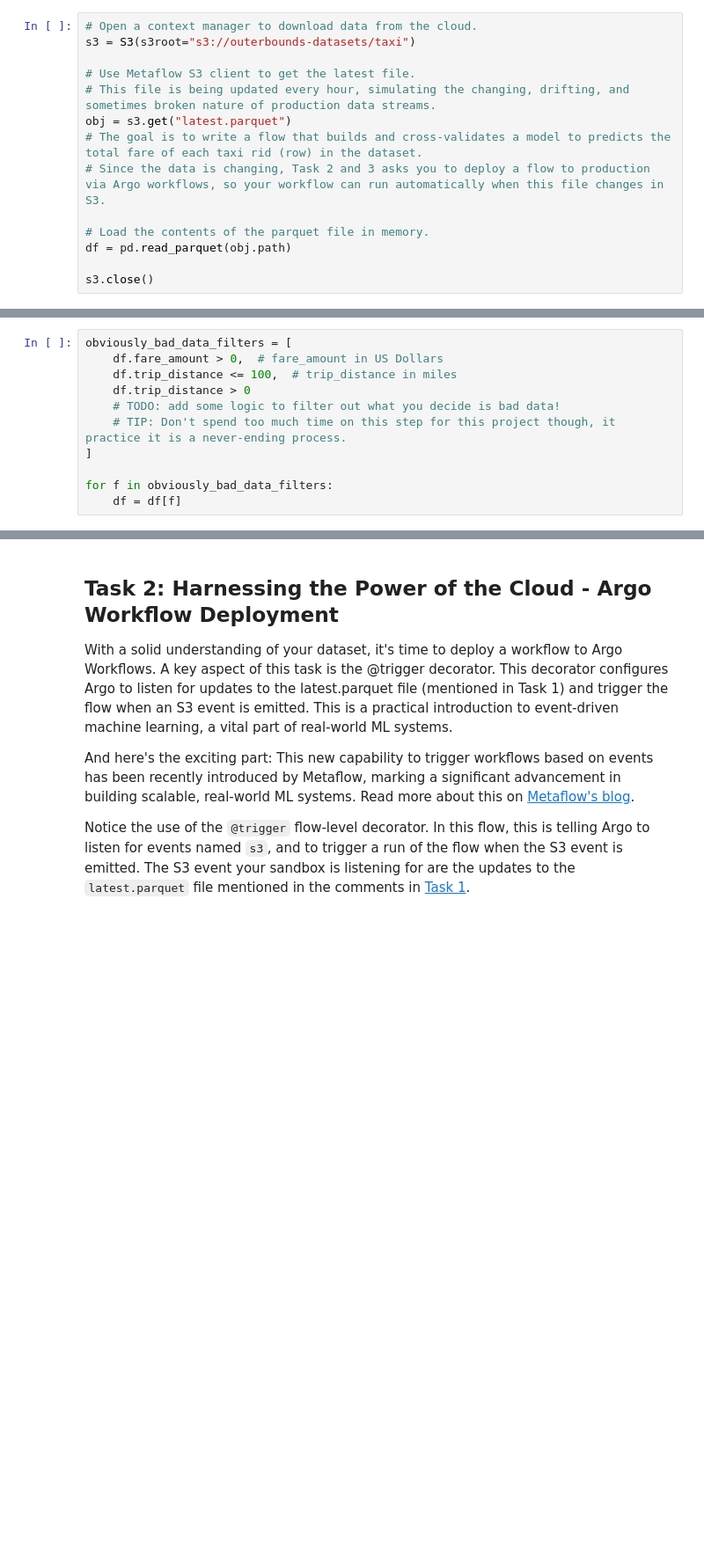
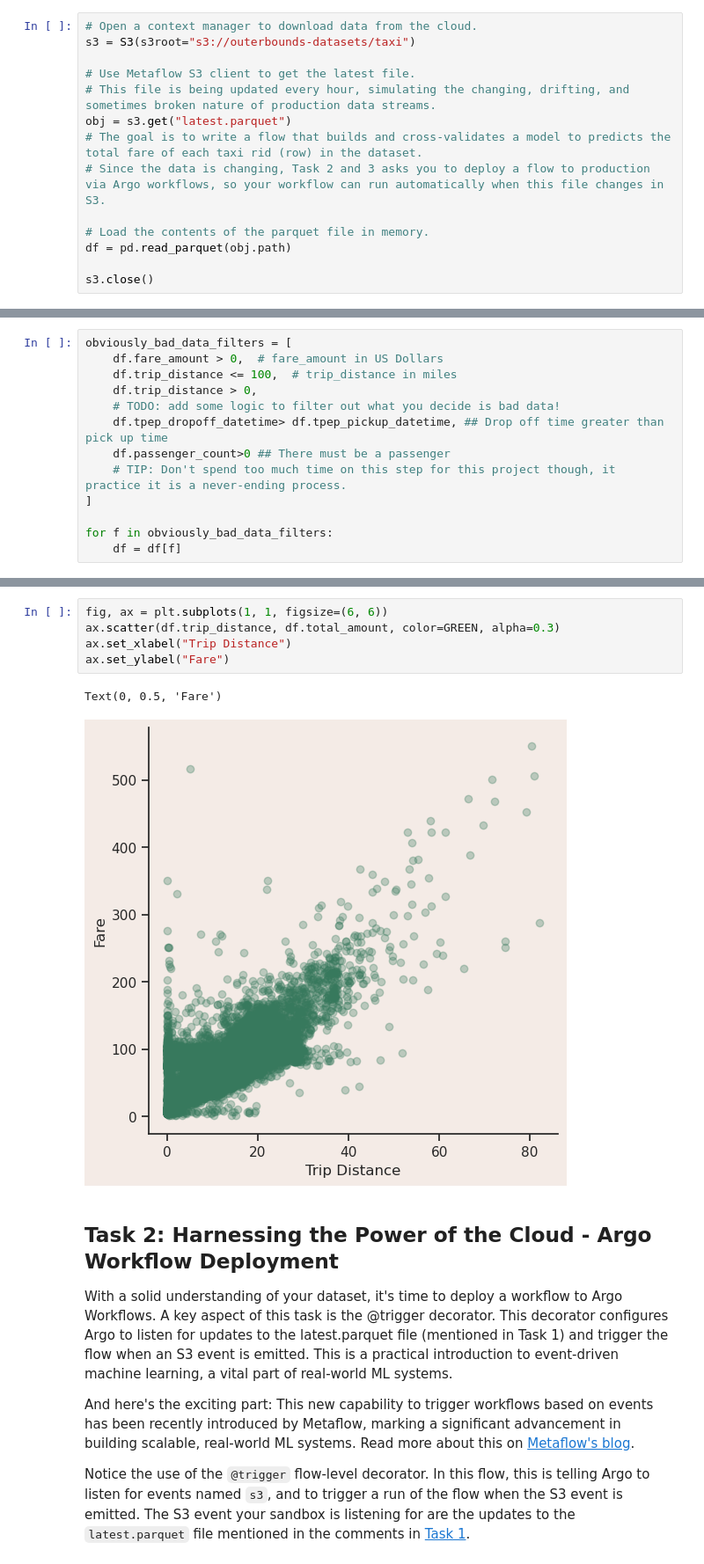
Before and after one commit to ayush49/full-stack-ml-metaflow-corise-week-3, a Jupyter notebook: project/template.ipynb, the cells around one changed output, grey strips where cells are left out. Shown: that part at 88% size. Cells and saved outputs as stored; diff of their text form; blank space fills up the shorter version.

```diff
--- a/project/template.ipynb
+++ b/project/template.ipynb
@@ -58,8 +100,10 @@ df.describe()
 obviously_bad_data_filters = [
     df.fare_amount > 0,  # fare_amount in US Dollars
     df.trip_distance <= 100,  # trip_distance in miles
-    df.trip_distance > 0
+    df.trip_distance > 0,
     # TODO: add some logic to filter out what you decide is bad data!
+    df.tpep_dropoff_datetime> df.tpep_pickup_datetime, ## Drop off time greater than pick up time
+    df.passenger_count>0 ## There must be a passenger
     # TIP: Don't spend too much time on this step for this project though, it practice it is a never-ending process.
 ]
 
@@ -75,3 +132,11 @@ ax.set_ylabel("Fare")
+# %%
+fig, ax = plt.subplots(1, 1, figsize=(6, 6))
+ax.scatter(df.trip_distance, df.total_amount, color=GREEN, alpha=0.3)
+ax.set_xlabel("Trip Distance")
+ax.set_ylabel("Fare")
+# %% [output]
+Text(0, 0.5, 'Fare')
+[figure, added]
 # %% [markdown]
 ## Task 2: Harnessing the Power of the Cloud - Argo Workflow Deployment
 With a solid understanding of your dataset, it's time to deploy a workflow to Argo Workflows. A key aspect of this task is the @trigger decorator. This decorator configures Argo to listen for updates to the latest.parquet file (mentioned in Task 1) and trigger the flow when an S3 event is emitted. This is a practical introduction to event-driven machine learning, a vital part of real-world ML systems.
```
Also changed, not shown: parts of 9 cells of this notebook, 1 other file.
